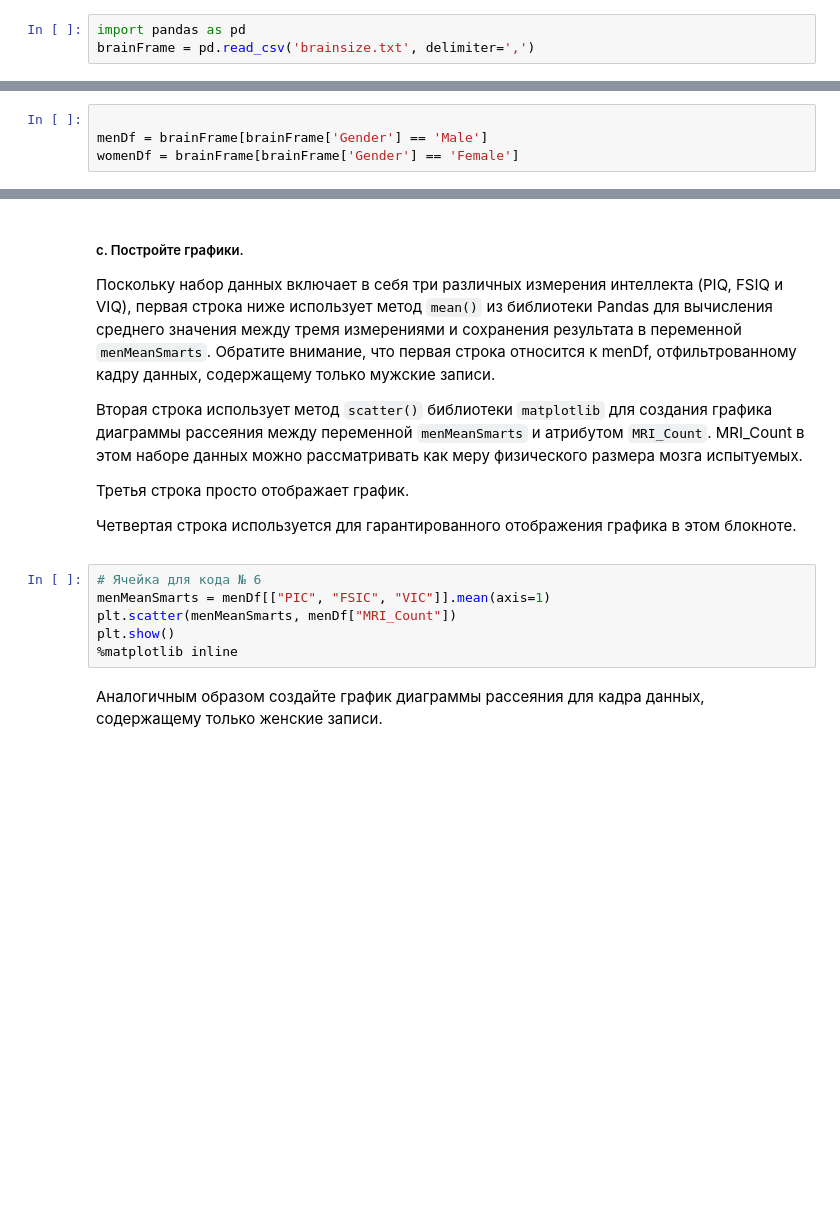
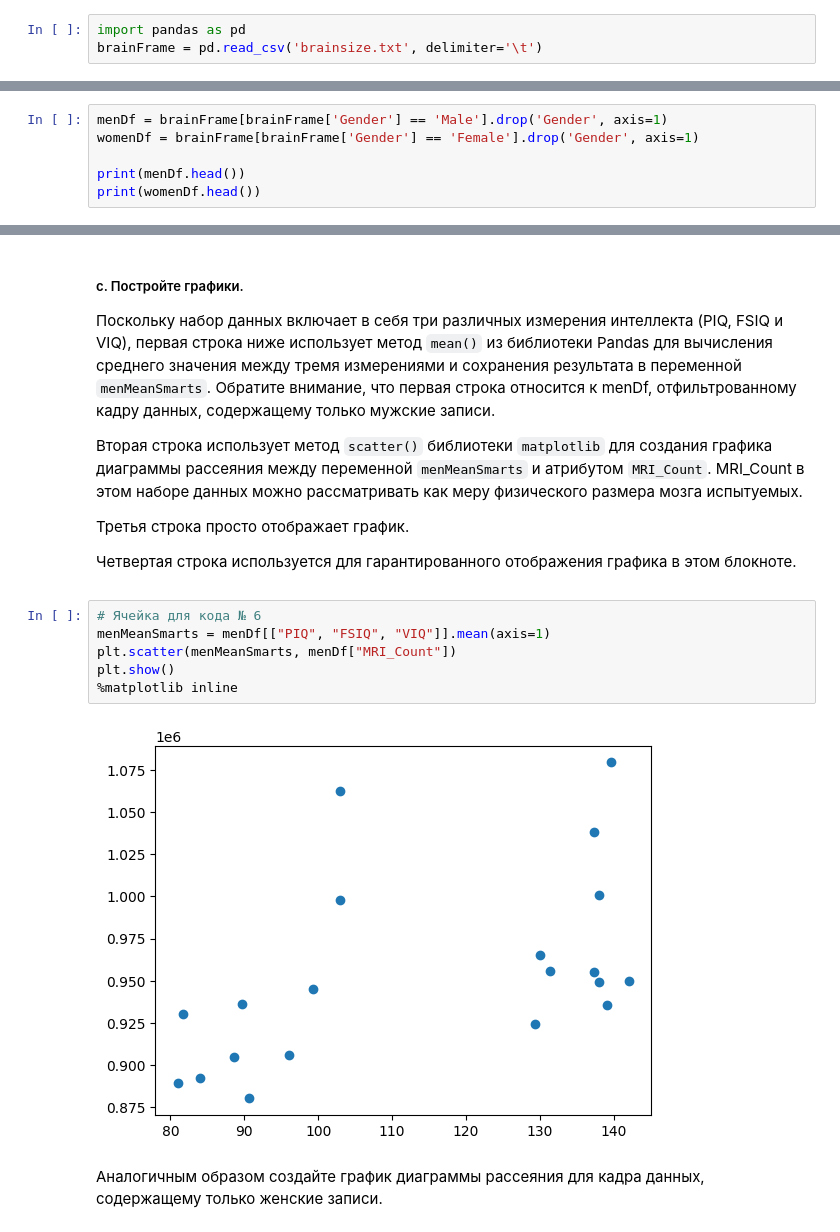
Before and after one commit to Southeast-Florida/lab2, a Jupyter notebook: correlation.ipynb, the cells around one changed output, grey strips where cells are left out. Cells and saved outputs as stored; diff of their text form; blank space fills up the shorter version.

```diff
--- a/correlation.ipynb
+++ b/correlation.ipynb
@@ -42,7 +42,7 @@
 Запустите ячейку ниже, чтобы выполнить описанные функции.
 # %%
 import pandas as pd
-brainFrame = pd.read_csv('brainsize.txt', delimiter=',')
+brainFrame = pd.read_csv('brainsize.txt', delimiter='\t')
 # %% [markdown]
 #### Шаг 2. Проверка кадра данных.
 
@@ -81,6 +120,8 @@ import matplotlib.pyplot as plt
 Чтобы гарантировать, что результаты не будут искажены из-за различий в мужских и женских телах, кадр данных разбит на два: один содержит все мужские записи, а другой - только женские экземпляры. <p>
 Создайте два новых кадра данных: menDf и womenDf, каждый из которых содержит соответствующие записи.
 # %%
+menDf = brainFrame[brainFrame['Gender'] == 'Male'].drop('Gender', axis=1)
+womenDf = brainFrame[brainFrame['Gender'] == 'Female'].drop('Gender', axis=1)
 
-menDf = brainFrame[brainFrame['Gender'] == 'Male']
-womenDf = brainFrame[brainFrame['Gender'] == 'Female']
+print(menDf.head())
+print(womenDf.head())
@@ -92,10 +146,12 @@ womenDf = brainFrame[brainFrame['Gender'] == 'Female']
 Четвертая строка используется для гарантированного отображения графика в этом блокноте.
 # %%
 # Ячейка для кода № 6
-menMeanSmarts = menDf[["PIC", "FSIC", "VIC"]].mean(axis=1)
+menMeanSmarts = menDf[["PIQ", "FSIQ", "VIQ"]].mean(axis=1)
 plt.scatter(menMeanSmarts, menDf["MRI_Count"])
 plt.show()
 %matplotlib inline
+# %% [output]
+[figure, added]
 # %% [markdown]
 Аналогичным образом создайте график диаграммы рассеяния для кадра данных, содержащему только женские записи.
 # %%
```
Also changed, not shown: parts of 13 cells of this notebook, 1 other file.
